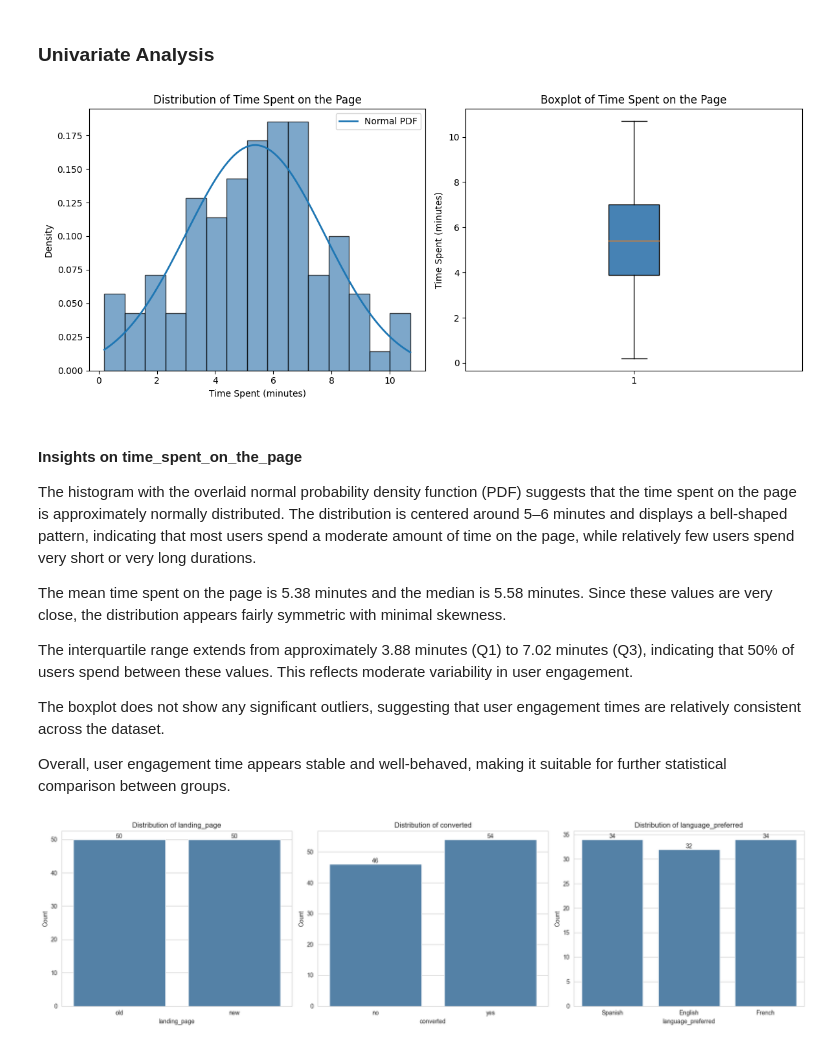
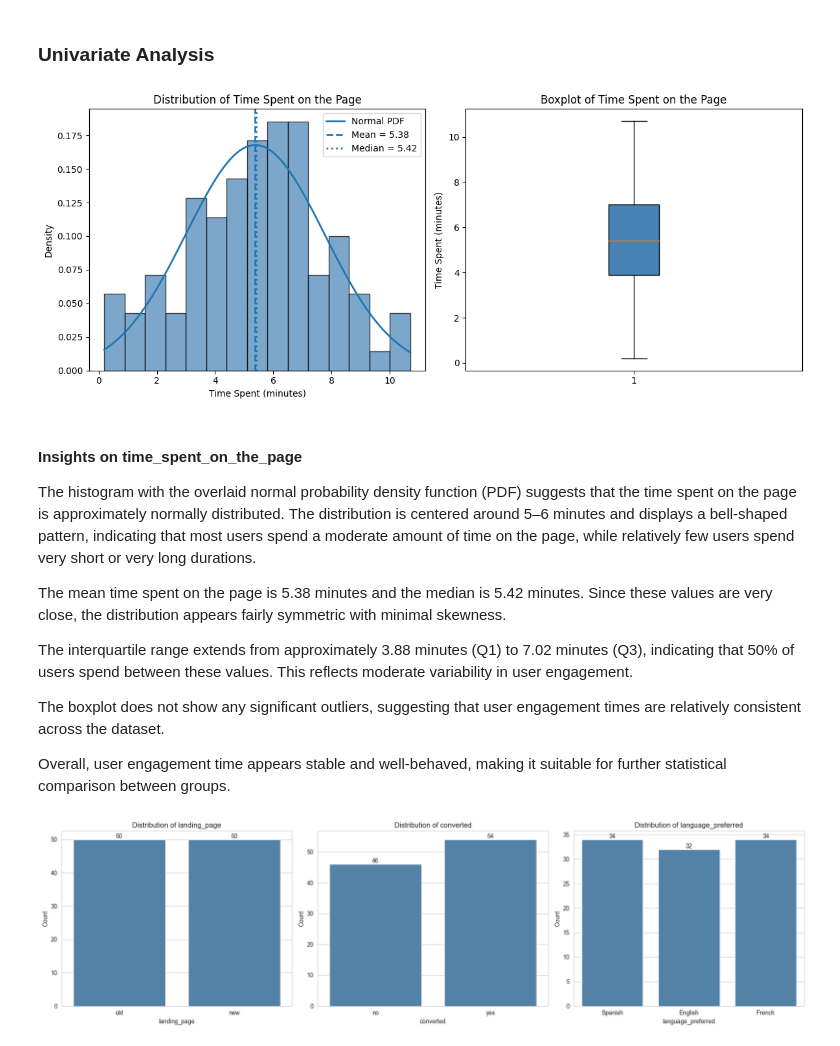
Before and after one commit to Irene-coder-dot/E-News-Express, a Jupyter notebook: ENews_Express_Learner_Notebook_Full_Code.ipynb, the cells around one changed output. Drawn from its saved outputs; the diff is of its cells as text; code cells hidden in the pictures.

Commit message:
Add data dictionary and ammend univariate and bivariate analysis

```diff
--- a/ENews_Express_Learner_Notebook_Full_Code.ipynb
+++ b/ENews_Express_Learner_Notebook_Full_Code.ipynb
@@ -162,41 +174,54 @@ data = ENews_df['time_spent_on_the_page']
 # Histogram normalized to density
 axes[0].hist(data, bins=15, density=True,
              color='steelblue', edgecolor='black', alpha=0.7)
 
-# Calculate mean and standard deviation
+# Calculate mean, median and standard deviation
 mu = data.mean()
+median = data.median()
 sigma = data.std()
 
 # Generate 100 evenly spaced x values between min and max for a smooth PDF curve
 x = np.linspace(data.min(), data.max(), 100)
 
 # Compute the probability density function (PDF) values using the normal distribution
 pdf = norm.pdf(x, mu, sigma)
 
 # Plot PDF
 axes[0].plot(x, pdf, linewidth=2, label='Normal PDF')
 
 axes[0].set_title('Distribution of Time Spent on the Page')
 axes[0].set_xlabel('Time Spent (minutes)')
 axes[0].set_ylabel('Density')
 axes[0].legend()
 
+# Add Mean and Median Lines
+axes[0].axvline(mu, linestyle='--', linewidth=2,
+                label=f'Mean = {mu:.2f}')
+
+axes[0].axvline(median, linestyle=':', linewidth=2,
+                label=f'Median = {median:.2f}')
+
+axes[0].set_title('Distribution of Time Spent on the Page')
+axes[0].set_xlabel('Time Spent (minutes)')
+axes[0].set_ylabel('Density')
+axes[0].legend()
+
 # Plot Boxplot to visualize spread, median and potential outliers
 axes[1].boxplot(data, patch_artist=True,
                 boxprops=dict(facecolor='steelblue', color='black'))
 axes[1].set_title('Boxplot of Time Spent on the Page')
 axes[1].set_ylabel('Time Spent (minutes)')
 
 plt.tight_layout() # Adjust layout to prevent overlapping
 plt.show()
 # %% [output]
-[figure, old version]
+[figure, new version]
 # %% [markdown]
 #### Insights on time_spent_on_the_page
 
 The histogram with the overlaid normal probability density function (PDF) suggests that the time spent on the page is approximately normally distributed. The distribution is centered around 5–6 minutes and displays a bell-shaped pattern, indicating that most users spend a moderate amount of time on the page, while relatively few users spend very short or very long durations.
 
-The mean time spent on the page is 5.38 minutes and the median is 5.58 minutes. Since these values are very close, the distribution appears fairly symmetric with minimal skewness.
+The mean time spent on the page is 5.38 minutes and the median is 5.42 minutes. Since these values are very close, the distribution appears fairly symmetric with minimal skewness.
 
 The interquartile range extends from approximately 3.88 minutes (Q1) to 7.02 minutes (Q3), indicating that 50% of users spend between these values. This reflects moderate variability in user engagement.
 
```
Also changed, not shown: parts of 6 cells of this notebook.
